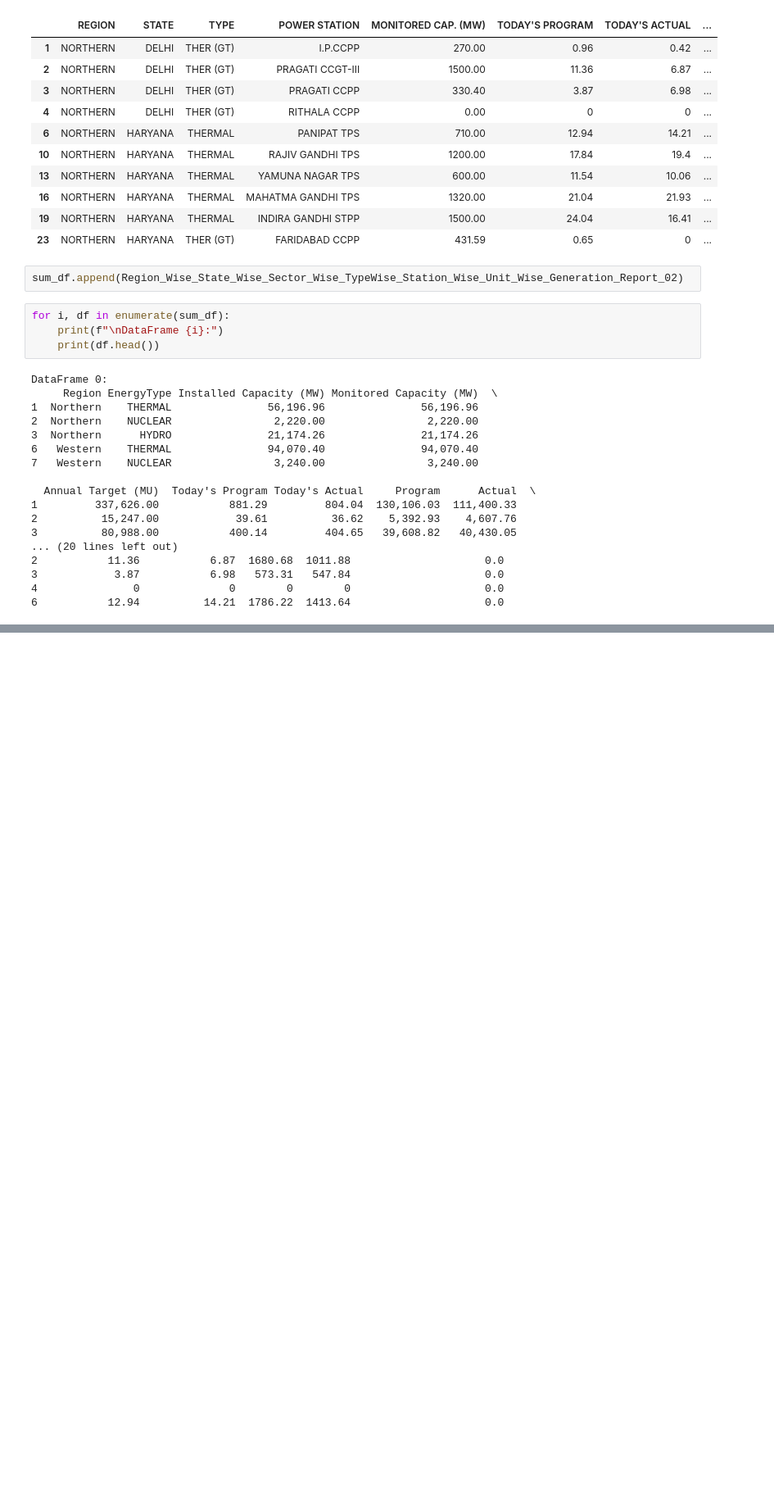
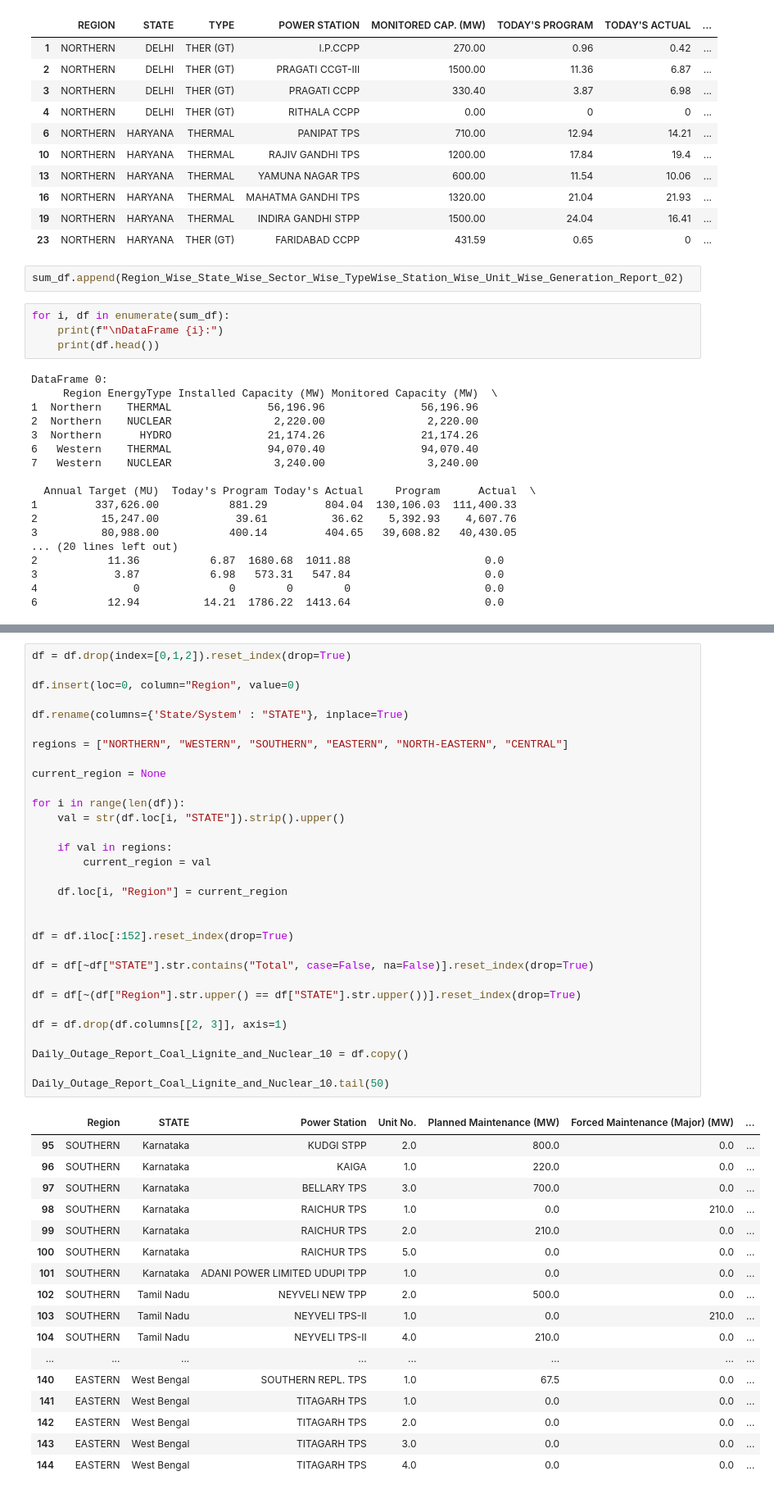
Before and after one commit to ntejha/PowerTrack, a Jupyter notebook: src/transformations/cea_transformations.ipynb, the cells around one changed output, grey strips where cells are left out. Shown at 82% size. Saved outputs shown, nothing was run; the diff lists cells and outputs as text; blank space fills up the shorter version.

```diff
--- a/src/transformations/cea_transformations.ipynb
+++ b/src/transformations/cea_transformations.ipynb
@@ -271,0 +300,49 @@ DataFrame 0:
+# %%
+df = df.drop(index=[0,1,2]).reset_index(drop=True)
+
+df.insert(loc=0, column="Region", value=0)
+
+df.rename(columns={'State/System' : "STATE"}, inplace=True)
+
+regions = ["NORTHERN", "WESTERN", "SOUTHERN", "EASTERN", "NORTH-EASTERN", "CENTRAL"]
+
+current_region = None
+
+for i in range(len(df)):
+    val = str(df.loc[i, "STATE"]).strip().upper()
+
+    if val in regions:
+        current_region = val
+
+    df.loc[i, "Region"] = current_region
+
+
+df = df.iloc[:152].reset_index(drop=True)
+
+df = df[~df["STATE"].str.contains("Total", case=False, na=False)].reset_index(drop=True)
+
+df = df[~(df["Region"].str.upper() == df["STATE"].str.upper())].reset_index(drop=True)
+
+df = df.drop(df.columns[[2, 3]], axis=1)
+
+Daily_Outage_Report_Coal_Lignite_and_Nuclear_10 = df.copy()
+
+Daily_Outage_Report_Coal_Lignite_and_Nuclear_10.tail(50)
+# %% [output]
+|  | Region | STATE | Power Station | Unit No. | Planned Maintenance (MW) | Forced Maintenance (Major) (MW) | ... |
+| 95 | SOUTHERN | Karnataka | KUDGI STPP | 2.0 | 800.0 | 0.0 | ... |
+| 96 | SOUTHERN | Karnataka | KAIGA | 1.0 | 220.0 | 0.0 | ... |
+| 97 | SOUTHERN | Karnataka | BELLARY TPS | 3.0 | 700.0 | 0.0 | ... |
+| 98 | SOUTHERN | Karnataka | RAICHUR TPS | 1.0 | 0.0 | 210.0 | ... |
+| 99 | SOUTHERN | Karnataka | RAICHUR TPS | 2.0 | 210.0 | 0.0 | ... |
+| 100 | SOUTHERN | Karnataka | RAICHUR TPS | 5.0 | 0.0 | 0.0 | ... |
+| 101 | SOUTHERN | Karnataka | ADANI POWER LIMITED UDUPI TPP | 1.0 | 0.0 | 0.0 | ... |
+| 102 | SOUTHERN | Tamil Nadu | NEYVELI NEW TPP | 2.0 | 500.0 | 0.0 | ... |
+| 103 | SOUTHERN | Tamil Nadu | NEYVELI TPS-II | 1.0 | 0.0 | 210.0 | ... |
+| 104 | SOUTHERN | Tamil Nadu | NEYVELI TPS-II | 4.0 | 210.0 | 0.0 | ... |
+| ... | ... | ... | ... | ... | ... | ... | ... |
+| 140 | EASTERN | West Bengal | SOUTHERN REPL. TPS | 1.0 | 67.5 | 0.0 | ... |
+| 141 | EASTERN | West Bengal | TITAGARH TPS | 1.0 | 0.0 | 0.0 | ... |
+| 142 | EASTERN | West Bengal | TITAGARH TPS | 2.0 | 0.0 | 0.0 | ... |
+| 143 | EASTERN | West Bengal | TITAGARH TPS | 3.0 | 0.0 | 0.0 | ... |
+| 144 | EASTERN | West Bengal | TITAGARH TPS | 4.0 | 0.0 | 0.0 | ... |
```
Also changed, not shown: parts of 11 cells of this notebook, 1 other file.
